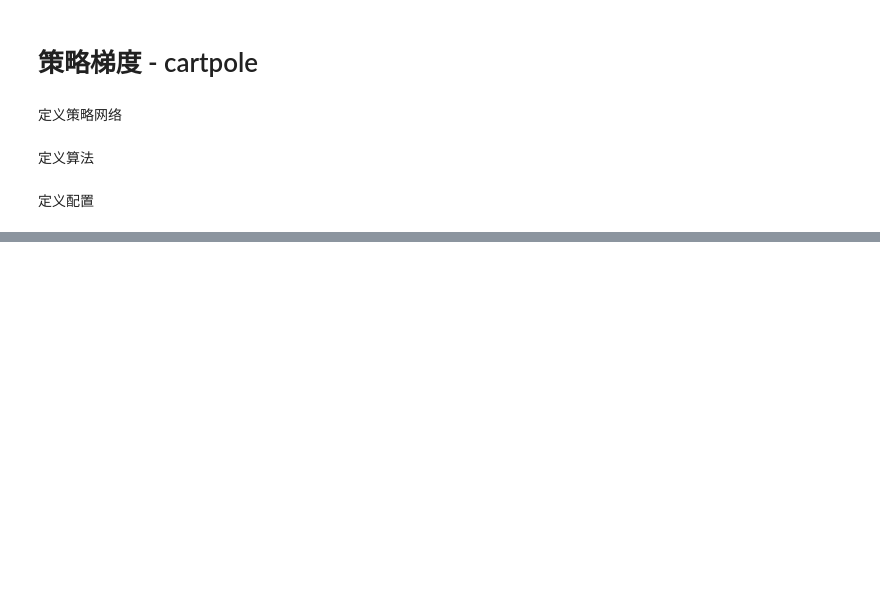
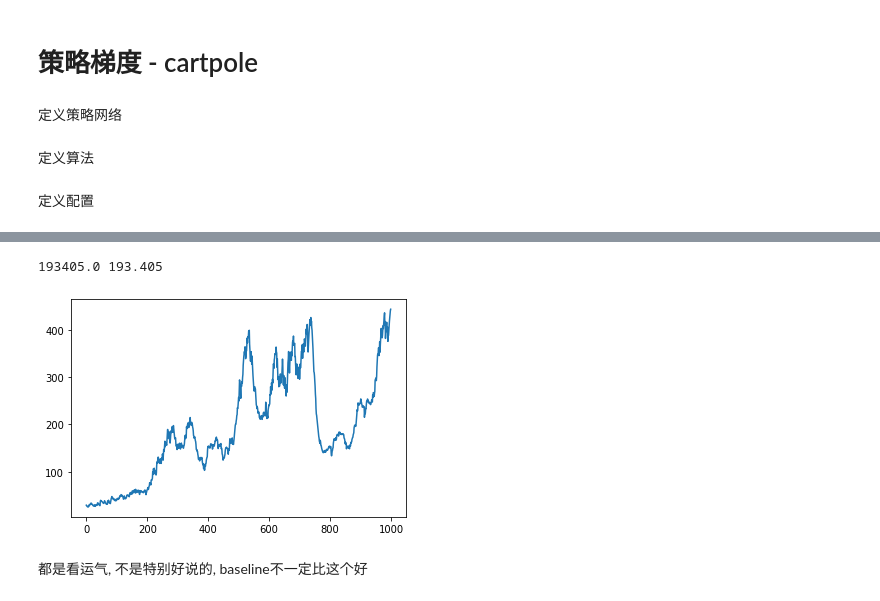
Before and after one commit to d3ac/reinforcement-learning, a Jupyter notebook: 4.策略梯度/cartpole.ipynb, the cells around one changed output, grey strips where cells are left out. Cells and saved outputs as stored; diff of their text form; code cells hidden in the pictures; blank space fills up the shorter version.

Commit message:
update baseline and moving average mean fig

```diff
--- a/4.策略梯度/cartpole.ipynb
+++ b/4.策略梯度/cartpole.ipynb
@@ -106,0 +107,17 @@ plt.plot(list(range(len(rewards))), rewards);
+# %%
+def smooth(data, weight=0.9):
+    last = data[0]
+    smoothed = list()
+    for point in data:
+        smoothed_val = last * weight + (1 - weight) * point
+        smoothed.append(smoothed_val)
+        last = smoothed_val
+    return smoothed
+
+plt.plot(list(range(len(rewards))), smooth(rewards));
+print(np.sum(rewards), np.mean(rewards))
+# %% [output]
+193405.0 193.405
+[figure, added]
+# %% [markdown]
+都是看运气, 不是特别好说的, baseline不一定比这个好
```
Also changed, not shown: parts of 1 cell of this notebook, 1 other file.
